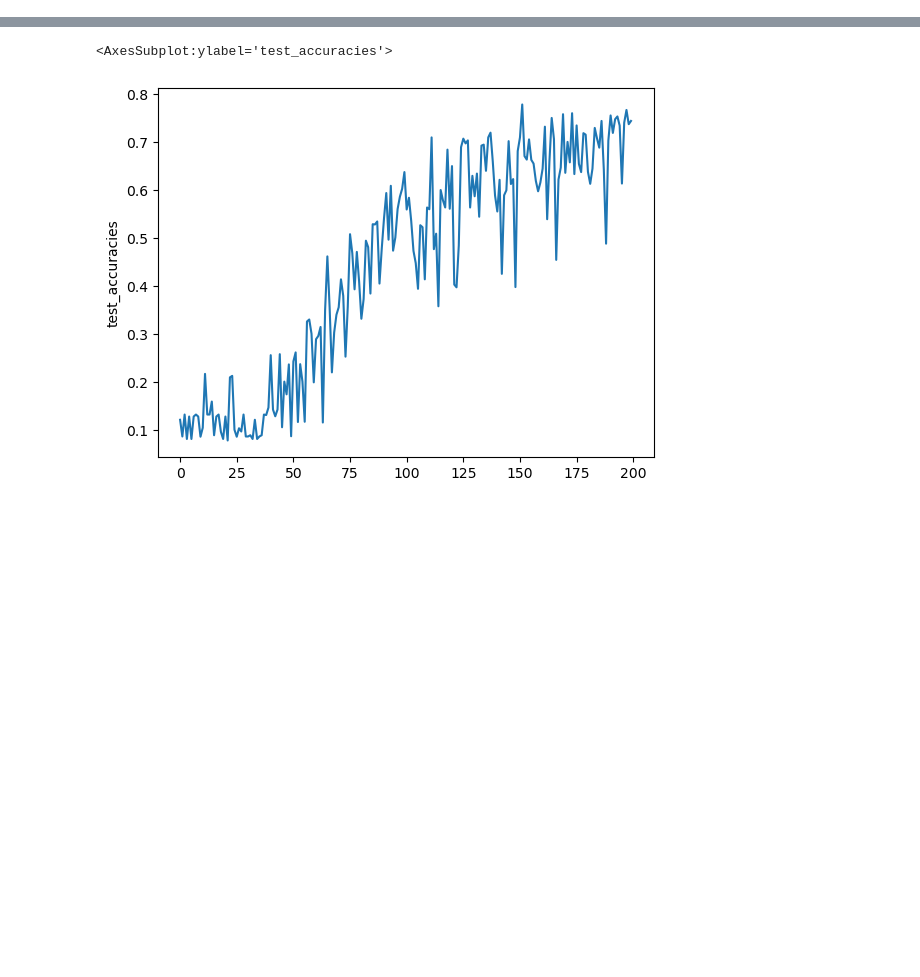
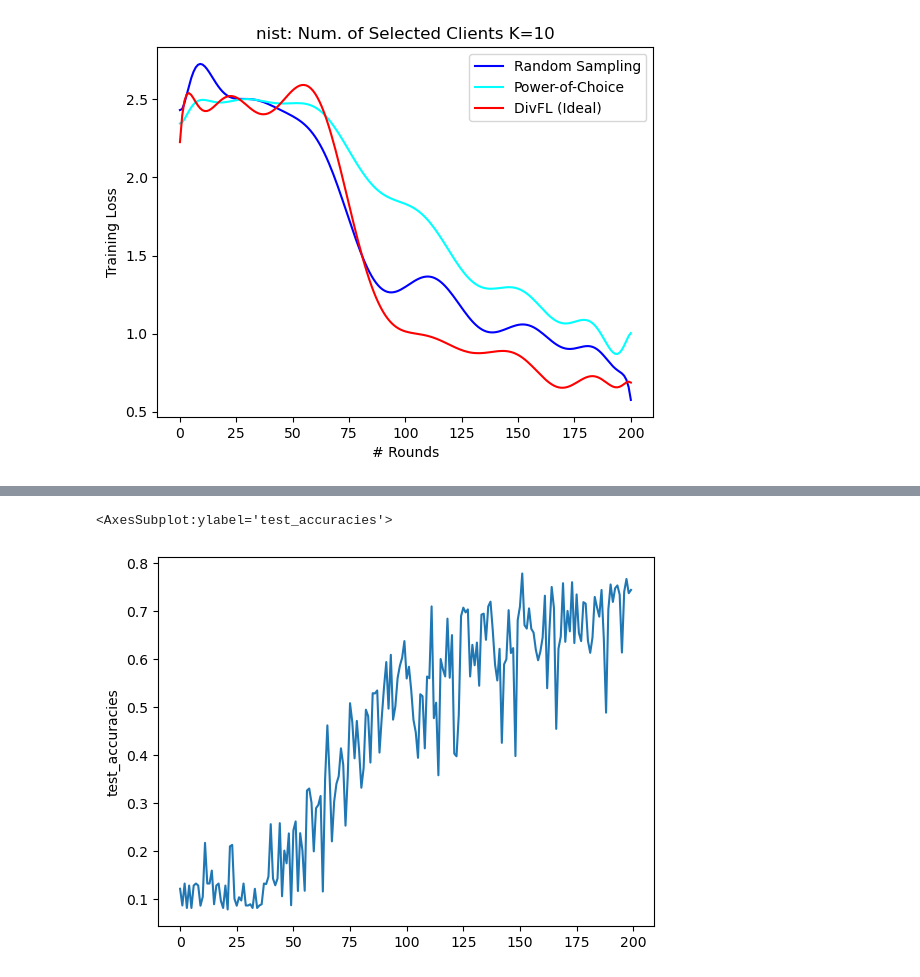
Before and after one commit to gtmdotme/divfl, a Jupyter notebook: notebooks/stat-plots.ipynb, the cells around one changed output, grey strips where cells are left out. Saved outputs shown, nothing was run; the diff lists cells and outputs as text; code cells hidden in the pictures; blank space fills up the shorter version.

```diff
--- a/notebooks/stat-plots.ipynb
+++ b/notebooks/stat-plots.ipynb
@@ -91,0 +138,15 @@ plt.legend()
+# %%
+metric='train_losses'
+
+plot_figure(
+    dataset=df1['dataset'],
+    num_clients_per_round=df1['clients_per_round'],
+    x=list(range(df1['num_rounds']+1)),
+    y1=df1['debug'][metric], y1_label='Random Sampling',
+    y2=df2['debug'][metric], y2_label='Power-of-Choice',
+    y3=df3['debug'][metric], y3_label='DivFL (Ideal)',
+    y_axis_label="Training Loss",
+    degree_of_smoothness=15
+)
+# %% [output]
+[figure, added]
```
Also changed, not shown: parts of 16 cells of this notebook, 11 other files.
